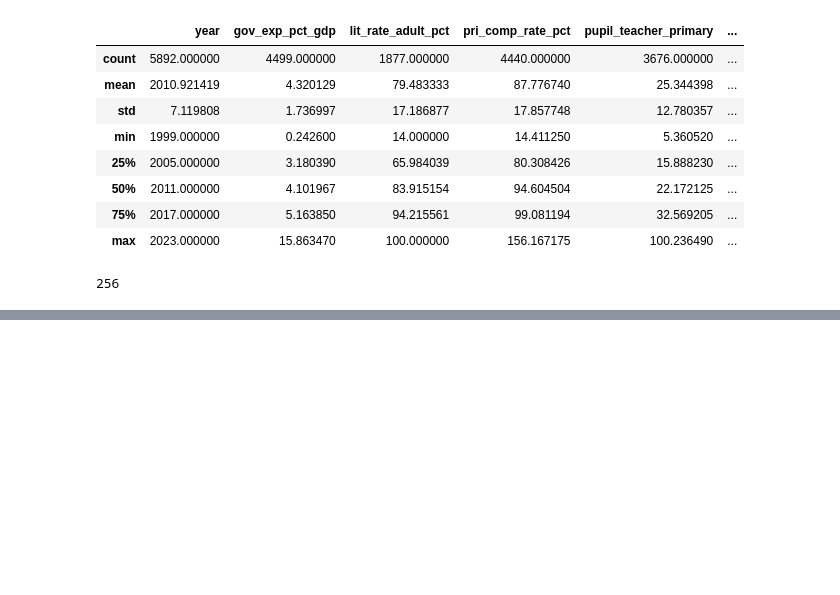
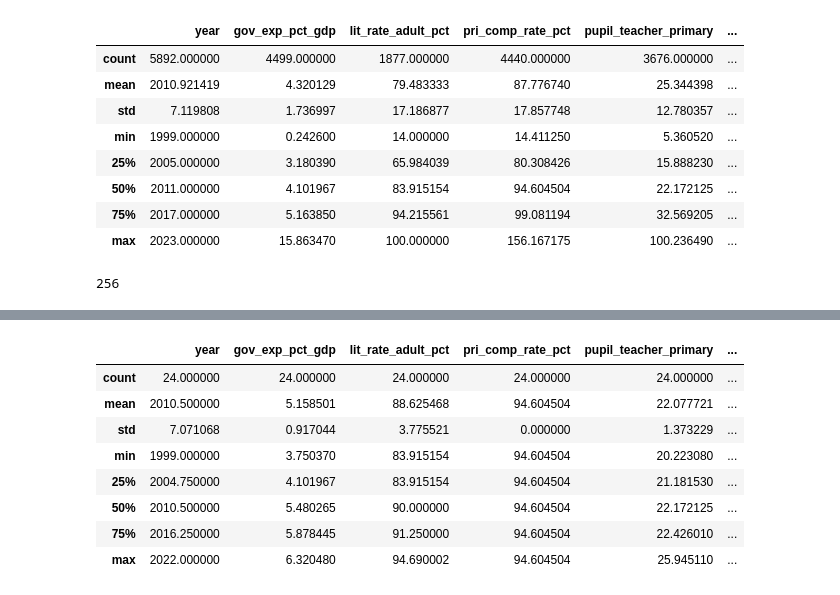
Before and after one commit to edubrumgithub/Analise-Educa-o-Mundial, a Jupyter notebook: main.ipynb, the cells around one changed output, grey strips where cells are left out. Saved outputs shown, nothing was run; the diff lists cells and outputs as text; code cells hidden in the pictures; blank space fills up the shorter version.

```diff
--- a/main.ipynb
+++ b/main.ipynb
@@ -10,10 +14,10 @@ import matplotlib.pyplot as plt
 import seaborn as sns
 # %%
 # Lendo os dados
-base_dados = pd.read_csv('world-education-data.csv')
+df = pd.read_csv('world-education-data.csv')
 
 # Visualizando os dados
-base_dados.head()
+df.head()
 # %% [output]
 |  | country | country_code | year | gov_exp_pct_gdp | lit_rate_adult_pct | pri_comp_rate_pct | ... |
 | 0 | Afghanistan | AFG | 1999 | NaN | NaN | NaN | ... |
@@ -117,2 +121,5 @@ print(len(base_dados['country'].unique()))
 # %% [output]
 256
+# %%
+# Preenchendo valores nulos com a mediana e criando um dataframe atualizado
+df_atualizado = df.fillna(df.median(numeric_only=True))
@@ -118,0 +173,12 @@ print(len(base_dados['country'].unique()))
+# %%
+df_atualizado.loc[df_atualizado['country']== 'Brazil'].describe()
+# %% [output]
+|  | year | gov_exp_pct_gdp | lit_rate_adult_pct | pri_comp_rate_pct | pupil_teacher_primary | ... |
+| count | 24.000000 | 24.000000 | 24.000000 | 24.000000 | 24.000000 | ... |
+| mean | 2010.500000 | 5.158501 | 88.625468 | 94.604504 | 22.077721 | ... |
+| std | 7.071068 | 0.917044 | 3.775521 | 0.000000 | 1.373229 | ... |
+| min | 1999.000000 | 3.750370 | 83.915154 | 94.604504 | 20.223080 | ... |
+| 25% | 2004.750000 | 4.101967 | 83.915154 | 94.604504 | 21.181530 | ... |
+| 50% | 2010.500000 | 5.480265 | 90.000000 | 94.604504 | 22.172125 | ... |
+| 75% | 2016.250000 | 5.878445 | 91.250000 | 94.604504 | 22.426010 | ... |
+| max | 2022.000000 | 6.320480 | 94.690002 | 94.604504 | 25.945110 | ... |
```
Also changed, not shown: parts of 15 cells of this notebook.
